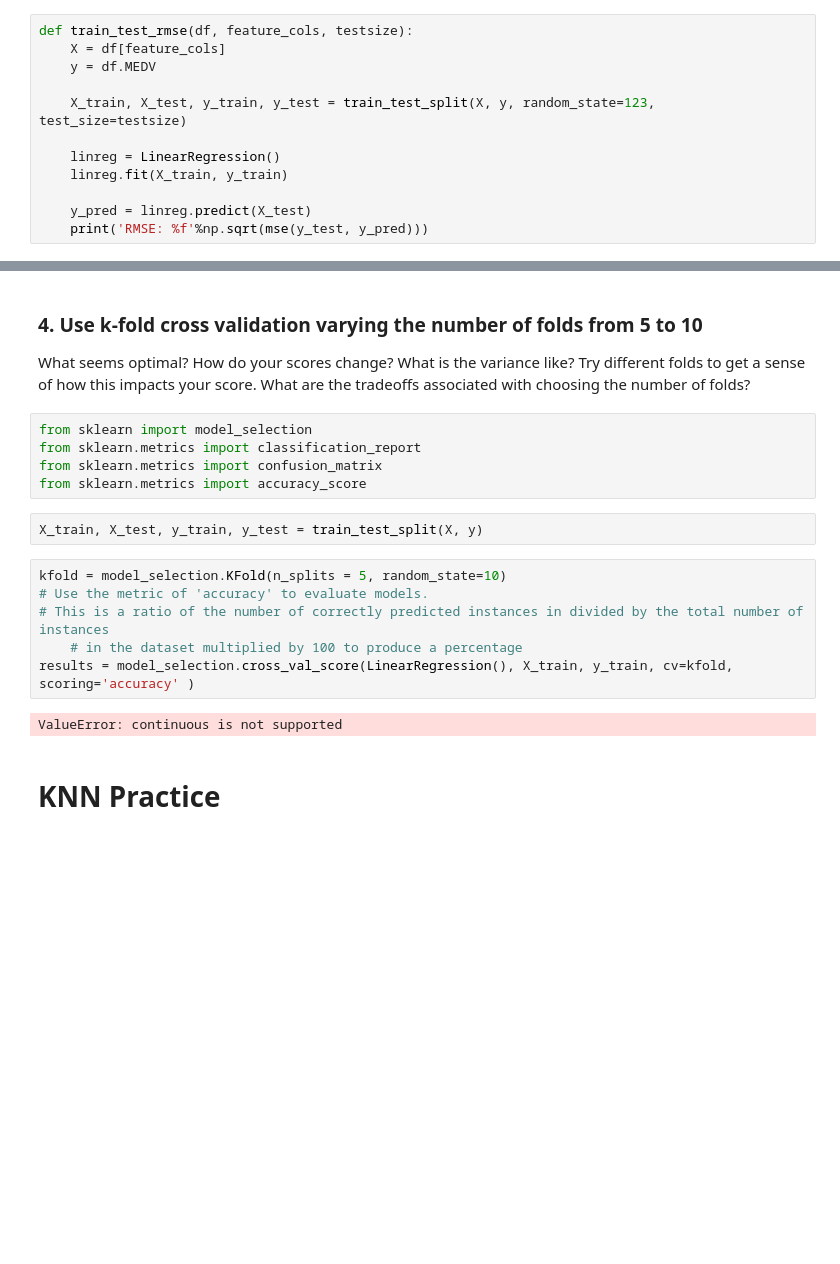
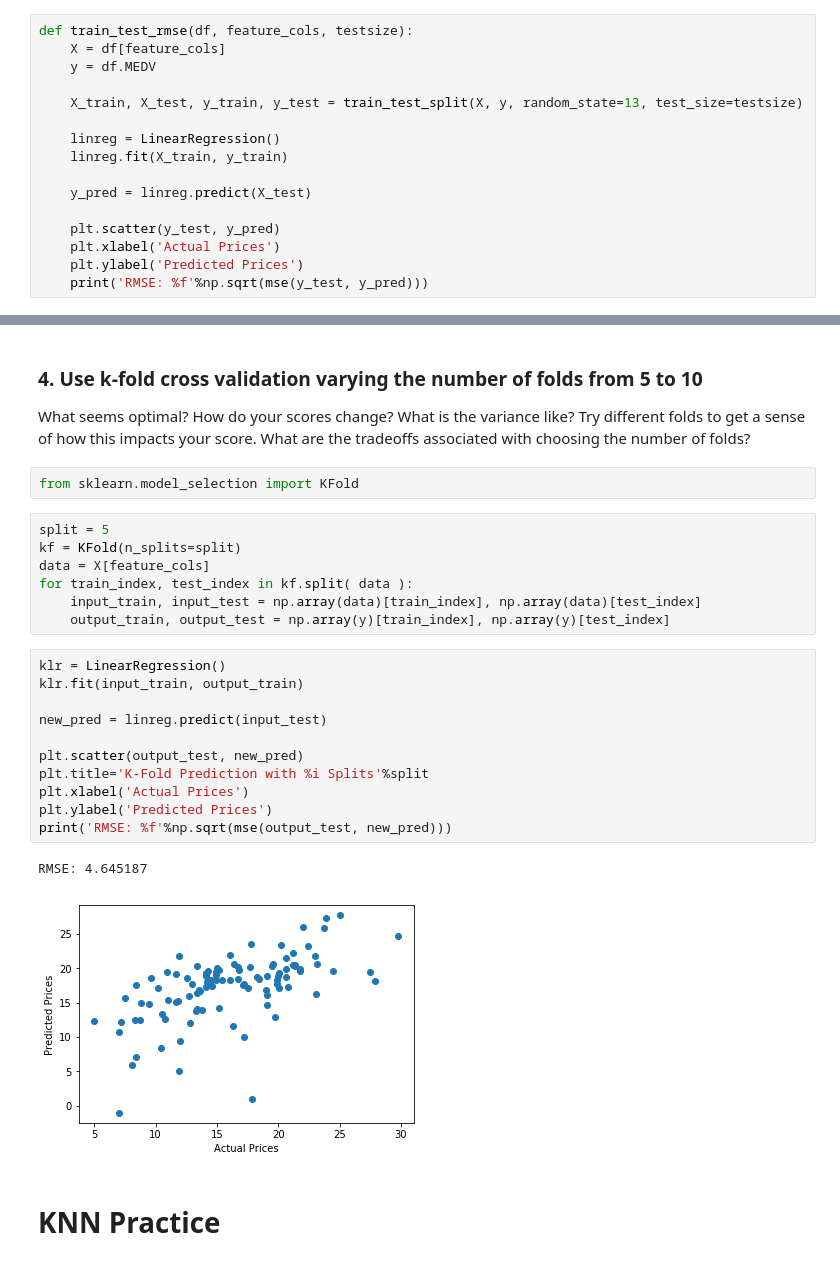
Before and after one commit to WillHTam/data_exercises, a Jupyter notebook: linreg-knn-project.ipynb, the cells around one changed output, grey strips where cells are left out. Drawn from its saved outputs; the diff is of its cells as text; blank space fills up the shorter version.

```diff
--- a/linreg-knn-project.ipynb
+++ b/linreg-knn-project.ipynb
@@ -295,10 +301,14 @@ def train_test_rmse(df, feature_cols, testsize):
     X = df[feature_cols]
     y = df.MEDV
 
-    X_train, X_test, y_train, y_test = train_test_split(X, y, random_state=123, test_size=testsize)
+    X_train, X_test, y_train, y_test = train_test_split(X, y, random_state=13, test_size=testsize)
 
     linreg = LinearRegression()
     linreg.fit(X_train, y_train)
 
     y_pred = linreg.predict(X_test)
+
+    plt.scatter(y_test, y_pred)
+    plt.xlabel('Actual Prices')
+    plt.ylabel('Predicted Prices')
     print('RMSE: %f'%np.sqrt(mse(y_test, y_pred)))
@@ -315,21 +335,29 @@ RMSE: 7.251570
 # %% [markdown]
 ### 4. Use k-fold cross validation varying the number of folds from 5 to 10
 What seems optimal? How do your scores change? What is the variance like? Try different folds to get a sense of how this impacts your score. What are the tradeoffs associated with choosing the number of folds?
-# %%
-from sklearn import model_selection
-from sklearn.metrics import classification_report
-from sklearn.metrics import confusion_matrix
-from sklearn.metrics import accuracy_score
-# %%
-X_train, X_test, y_train, y_test = train_test_split(X, y)
-# %%
-kfold = model_selection.KFold(n_splits = 5, random_state=10)
-# Use the metric of 'accuracy' to evaluate models.
-# This is a ratio of the number of correctly predicted instances in divided by the total number of instances
-    # in the dataset multiplied by 100 to produce a percentage
-results = model_selection.cross_val_score(LinearRegression(), X_train, y_train, cv=kfold, scoring='accuracy' )
-# %% [output]
-ValueError: continuous is not supported
+# %%
+from sklearn.model_selection import KFold
+# %%
+split = 5
+kf = KFold(n_splits=split)
+data = X[feature_cols]
+for train_index, test_index in kf.split( data ):
+    input_train, input_test = np.array(data)[train_index], np.array(data)[test_index]
+    output_train, output_test = np.array(y)[train_index], np.array(y)[test_index]
+# %%
+klr = LinearRegression()
+klr.fit(input_train, output_train)
+
+new_pred = linreg.predict(input_test)
+
+plt.scatter(output_test, new_pred)
+plt.title='K-Fold Prediction with %i Splits'%split
+plt.xlabel('Actual Prices')
+plt.ylabel('Predicted Prices')
+print('RMSE: %f'%np.sqrt(mse(output_test, new_pred)))
+# %% [output]
+RMSE: 4.645187
+[figure, added]
 # %% [markdown]
 # KNN Practice
 # %%
```
Also changed, not shown: parts of 37 cells of this notebook.
